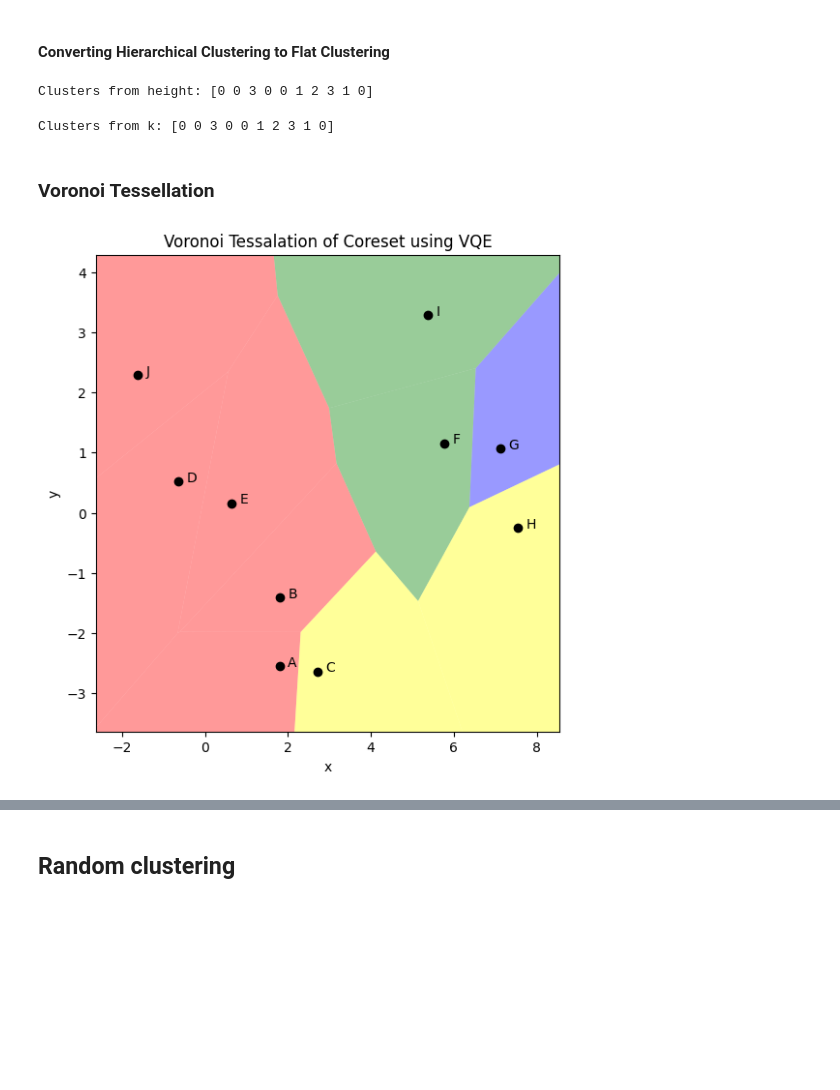
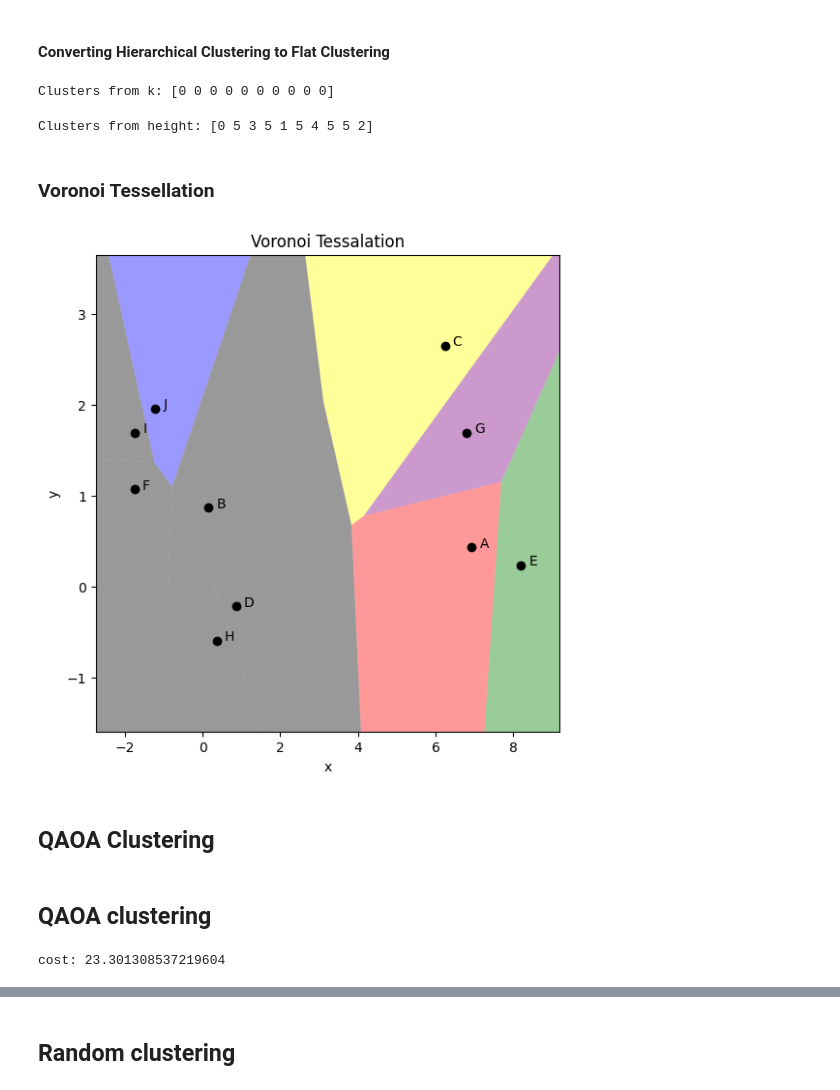
Before and after one commit to Boniface316/bigdata_vqa, a Jupyter notebook: Notebooks/Divisive_clustering_toy_experiment.ipynb, the cells around one changed output, grey strips where cells are left out. Saved outputs shown, nothing was run; the diff lists cells and outputs as text; code cells hidden in the pictures; blank space fills up the shorter version.

```diff
--- a/Notebooks/Divisive_clustering_toy_experiment.ipynb
+++ b/Notebooks/Divisive_clustering_toy_experiment.ipynb
@@ -47,8 +46,11 @@ coreset_vectors, coreset_weights = coreset.get_best_coresets()
 # %% [output]
 Using BFL2 method to generate coresets
 # %%
+vector_columns = ["X", "Y"]
+weights_column = "weights"
+
 coreset_df = pd.DataFrame(coreset_vectors, columns=list("XY"))
-coreset_df["weights"] = coreset_weights
+coreset_df[weights_column] = coreset_weights
 coreset_df["Name"] = [chr(i + 65) for i in coreset_df.index]
 coreset_df
 # %% [output]
@@ -82,7 +89,10 @@ plt.show()
 # %%
 optimizer = cudaq.optimizers.COBYLA()
 
-divisive_clustering = DivisiveClusteringVQA(
+VQE_divisive_clustering = DivisiveClusteringVQA(
+    coreset_df=coreset_df,
+    vector_columns=["X", "Y"],
+    weights_column="weights",
     circuit_depth=circuit_depth,
     max_iterations=max_iterations,
     max_shots=max_shots,
@@ -96,15 +106,9 @@ divisive_clustering = DivisiveClusteringVQA(
     coreset_to_graph_metric="dist",
 )
 
-hierarchial_clustering_sequence_VQE = divisive_clustering.get_divisive_sequence(
-    coreset_df, vector_columns=["X", "Y"]
-)
+VQE_divisive_clustering.fit()
 
-VQE_cost = sum(
-    divisive_clustering.get_divisive_cluster_cost(
-        hierarchial_clustering_sequence_VQE, coreset_df, vector_columns=["X", "Y"]
-    )
-)
+VQE_cost = VQE_divisive_clustering.cost
 
-print(f"cost: {VQE_cost}")
+print(f"VQE cost: {VQE_cost}")
 # %% [output]
@@ -127,22 +130,24 @@ Dendrogram.plot_hierarchial_split(hierarchial_clustering_sequence_VQE, coreset_d
 # %% [markdown]
 #### Converting Hierarchical Clustering to Flat Clustering
+# %%
+clusters = VQE_divisive_clustering.get_clusters_using_k(k=4)
+print(f"Clusters from k: {clusters}")
+# %% [output]
+Clusters from k: [0 0 0 0 0 0 0 0 0 0]
 # %%
-clusters = dendo.get_clusters_using_height(threshold=2)
+clusters = VQE_divisive_clustering.get_clusters_using_height(threshold=1)
 print(f"Clusters from height: {clusters}")
 # %% [output]
-Clusters from height: [0 0 3 0 0 1 2 3 1 0]
+Clusters from height: [0 5 3 5 1 5 4 5 5 2]
-# %%
-clusters = dendo.get_clusters_using_k(k=4)
-print(f"Clusters from k: {clusters}")
-# %% [output]
-Clusters from k: [0 0 3 0 0 1 2 3 1 0]
 # %% [markdown]
 ### Voronoi Tessellation
 # %%
 colors = ["red", "green", "blue", "yellow", "purple", "black"]
-vt = Voironi_Tessalation(coreset_df.copy(), clusters, colors)
-vt.plot_voironi(
-    plot_title="Voronoi Tessalation of Coreset using VQE", show_annotation=True, show_scatters=True
+
+VQE_divisive_clustering.plot_voironi(
+    clusters=clusters, colors=colors, show_annotation=True, show_scatters=True
 )
 # %% [output]
-[figure, old version]
+[figure, new version]
+# %% [markdown]
+## QAOA Clustering
@@ -148,0 +182,29 @@ vt.plot_voironi(
+# %% [markdown]
+## QAOA clustering
+# %%
+optimizer = cudaq.optimizers.COBYLA()
+
+QAOA_divisive_clustering = DivisiveClusteringVQA(
+    coreset_df=coreset_df,
+    vector_columns=["X", "Y"],
+    weights_column="weights",
+    circuit_depth=circuit_depth,
+    max_iterations=max_iterations,
+    max_shots=max_shots,
+    threshold_for_max_cut=0.75,
+    create_Hamiltonian=get_K2_Hamiltonian,
+    optimizer=optimizer,
+    optimizer_function=get_optimizer_for_QAOA,
+    create_circuit=get_QAOA_circuit,
+    normalize_vectors=True,
+    sort_by_descending=True,
+    coreset_to_graph_metric="dist",
+)
+
+QAOA_divisive_clustering.fit()
+
+QAOA_cost = QAOA_divisive_clustering.cost
+
+print(f"cost: {QAOA_cost}")
+# %% [output]
+cost: 23.301308537219604
```
Also changed, not shown: parts of 24 cells of this notebook, 19 other files.
